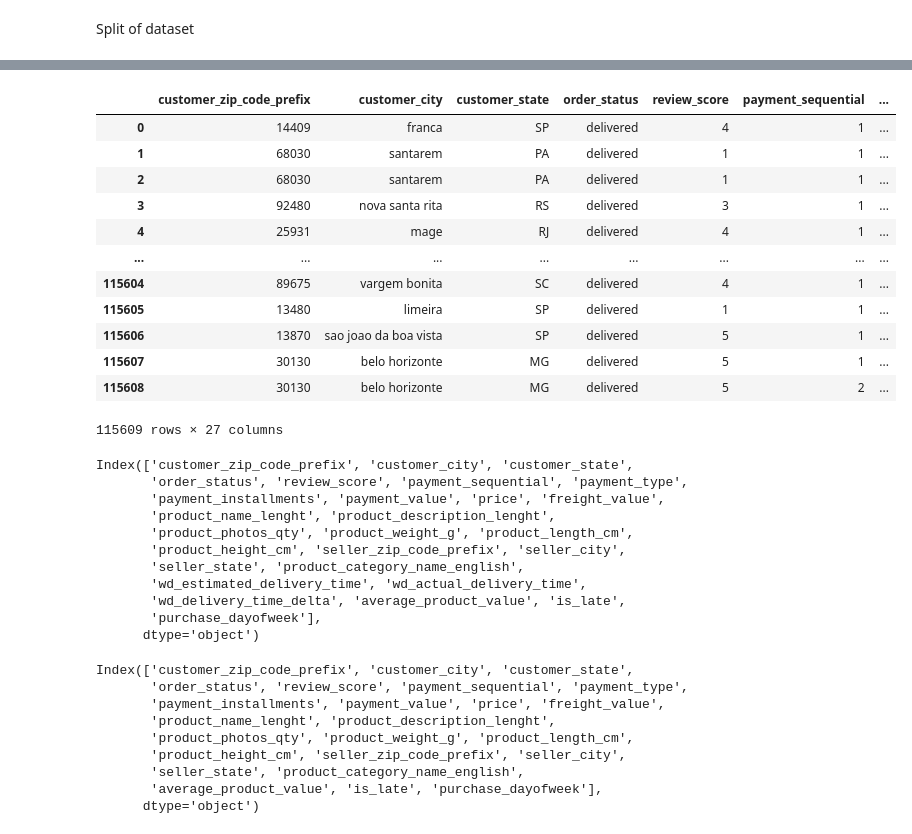
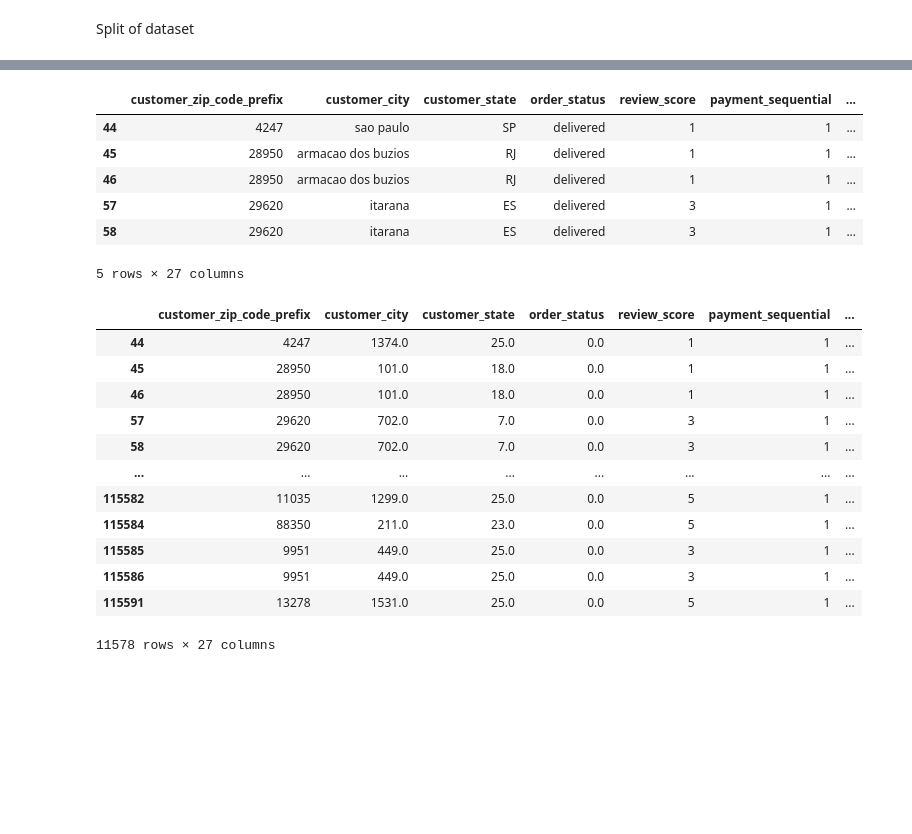
Before and after one commit to sebin0817/data-mining-project, a Jupyter notebook: Raul_Random_Forest-checkpoint.ipynb, the cells around one changed output, grey strips where cells are left out. Cells and saved outputs as stored; diff of their text form; code cells hidden in the pictures; blank space fills up the shorter version.

```diff
--- a/Raul_Random_Forest-checkpoint.ipynb
+++ b/Raul_Random_Forest-checkpoint.ipynb
@@ -36,7 +36,7 @@ compiled_df = compiled_df.merge(data_product_cate_name, how='inner', on='product
 
 # Remove missing values
 
-compiled_df.dropna(subset=['order_delivered_carrier_date', 'order_delivered_customer_date','product_weight_g', 'product_length_cm', 'product_width_cm', 'product_height_cm']).reset_index()
+compiled_df = compiled_df.dropna(axis = 0)
 display(compiled_df)
 # %% [output]
 |  | customer_id | customer_unique_id | customer_zip_code_prefix | customer_city | customer_state | order_id | ... |
@@ -142,11 +136,11 @@ class AttributesAdder(BaseEstimator, TransformerMixin):
 
         # Calculate the estimated delivery time and actual delivery time in working days.
         # If the order_delivered_customer_date is null, it returns 0.
-        df['wd_estimated_delivery_time'] = df['order_estimated_delivery_date'] - df['order_approved_at']
-        df['wd_actual_delivery_time'] = df['order_delivered_customer_date'] - df['order_approved_at']
+        df['wd_estimated_delivery_time'] = (df['order_estimated_delivery_date'] - df['order_approved_at']).dt.days
+        df['wd_actual_delivery_time'] = (df['order_delivered_customer_date'] - df['order_approved_at']).dt.days
 
         # Calculate the time between the actual and estimated delivery date. If negative was delivered early, if positive was delivered late.
-        df['wd_delivery_time_delta'] = df.order_delivered_customer_date - df.order_estimated_delivery_date
+        df['wd_delivery_time_delta'] = (df.order_delivered_customer_date - df.order_estimated_delivery_date).dt.days
 
         # Calculate the average product value.
         df['average_product_value'] = df.price / len(df)
@@ -165,33 +159,16 @@ class AttributesAdder(BaseEstimator, TransformerMixin):
 # %%
 attr_adder = AttributesAdder()
 preprocessed_data = attr_adder.transform(pre_data)
-display(preprocessed_data)
-preprocessed_data.columns
+preprocessed_data.head()
+#preprocessed_data.columns
 # %% [output]
 |  | customer_zip_code_prefix | customer_city | customer_state | order_status | review_score | payment_sequential | ... |
-| 0 | 14409 | franca | SP | delivered | 4 | 1 | ... |
-| 1 | 68030 | santarem | PA | delivered | 1 | 1 | ... |
-| 2 | 68030 | santarem | PA | delivered | 1 | 1 | ... |
-| 3 | 92480 | nova santa rita | RS | delivered | 3 | 1 | ... |
-| 4 | 25931 | mage | RJ | delivered | 4 | 1 | ... |
-| ... | ... | ... | ... | ... | ... | ... | ... |
-| 115604 | 89675 | vargem bonita | SC | delivered | 4 | 1 | ... |
-| 115605 | 13480 | limeira | SP | delivered | 1 | 1 | ... |
-| 115606 | 13870 | sao joao da boa vista | SP | delivered | 5 | 1 | ... |
-| 115607 | 30130 | belo horizonte | MG | delivered | 5 | 1 | ... |
-| 115608 | 30130 | belo horizonte | MG | delivered | 5 | 2 | ... |
+| 44 | 4247 | sao paulo | SP | delivered | 1 | 1 | ... |
+| 45 | 28950 | armacao dos buzios | RJ | delivered | 1 | 1 | ... |
+| 46 | 28950 | armacao dos buzios | RJ | delivered | 1 | 1 | ... |
+| 57 | 29620 | itarana | ES | delivered | 3 | 1 | ... |
+| 58 | 29620 | itarana | ES | delivered | 3 | 1 | ... |
-115609 rows × 27 columns
+5 rows × 27 columns
-Index(['customer_zip_code_prefix', 'customer_city', 'customer_state',
-       'order_status', 'review_score', 'payment_sequential', 'payment_type',
-       'payment_installments', 'payment_value', 'price', 'freight_value',
-       'product_name_lenght', 'product_description_lenght',
-       'product_photos_qty', 'product_weight_g', 'product_length_cm',
-       'product_height_cm', 'seller_zip_code_prefix', 'seller_city',
-       'seller_state', 'product_category_name_english',
-       'wd_estimated_delivery_time', 'wd_actual_delivery_time',
-       'wd_delivery_time_delta', 'average_product_value', 'is_late',
-       'purchase_dayofweek'],
-      dtype='object')
 # %%
 from sklearn import preprocessing
 
@@ -204,25 +181,28 @@ preprocessed_data = preprocessed_data.drop(columns=['order_delivered_carrier_dat
        'order_approved_at', 'order_delivered_customer_date', 'order_estimated_delivery_date'])
        """
 
-# Rename strings to int
+# Encode strings to int
 preprocessed_data[['customer_city', 'customer_state',
        'order_status', 'payment_type', 'seller_city',
        'seller_state', 'product_category_name_english']] = encoder.fit_transform(preprocessed_data[['customer_city', 'customer_state',
        'order_status', 'payment_type', 'seller_city',
        'seller_state', 'product_category_name_english']])
 
-data = preprocessed_data.drop(columns=['wd_estimated_delivery_time', 'wd_actual_delivery_time', 'wd_delivery_time_delta'])
-data.dropna()
-for f in data.columns:
-    print(")"
+#data = preprocessed_data.drop(columns=['wd_estimated_delivery_time', 'wd_actual_delivery_time', 'wd_delivery_time_delta'])
+data = preprocessed_data
+data
 # %% [output]
+|  | customer_zip_code_prefix | customer_city | customer_state | order_status | review_score | payment_sequential | ... |
+| 44 | 4247 | 1374.0 | 25.0 | 0.0 | 1 | 1 | ... |
+| 45 | 28950 | 101.0 | 18.0 | 0.0 | 1 | 1 | ... |
+| 46 | 28950 | 101.0 | 18.0 | 0.0 | 1 | 1 | ... |
+| 57 | 29620 | 702.0 | 7.0 | 0.0 | 3 | 1 | ... |
+| 58 | 29620 | 702.0 | 7.0 | 0.0 | 3 | 1 | ... |
+| ... | ... | ... | ... | ... | ... | ... | ... |
+| 115582 | 11035 | 1299.0 | 25.0 | 0.0 | 5 | 1 | ... |
+| 115584 | 88350 | 211.0 | 23.0 | 0.0 | 5 | 1 | ... |
+| 115585 | 9951 | 449.0 | 25.0 | 0.0 | 3 | 1 | ... |
+| 115586 | 9951 | 449.0 | 25.0 | 0.0 | 3 | 1 | ... |
+| 115591 | 13278 | 1531.0 | 25.0 | 0.0 | 5 | 1 | ... |
-Index(['customer_zip_code_prefix', 'customer_city', 'customer_state',
-       'order_status', 'review_score', 'payment_sequential', 'payment_type',
-       'payment_installments', 'payment_value', 'price', 'freight_value',
-       'product_name_lenght', 'product_description_lenght',
-       'product_photos_qty', 'product_weight_g', 'product_length_cm',
-       'product_height_cm', 'seller_zip_code_prefix', 'seller_city',
-       'seller_state', 'product_category_name_english',
-       'average_product_value', 'is_late', 'purchase_dayofweek'],
-      dtype='object')
+11578 rows × 27 columns
 # %%
```
Also changed, not shown: parts of 9 cells of this notebook.
